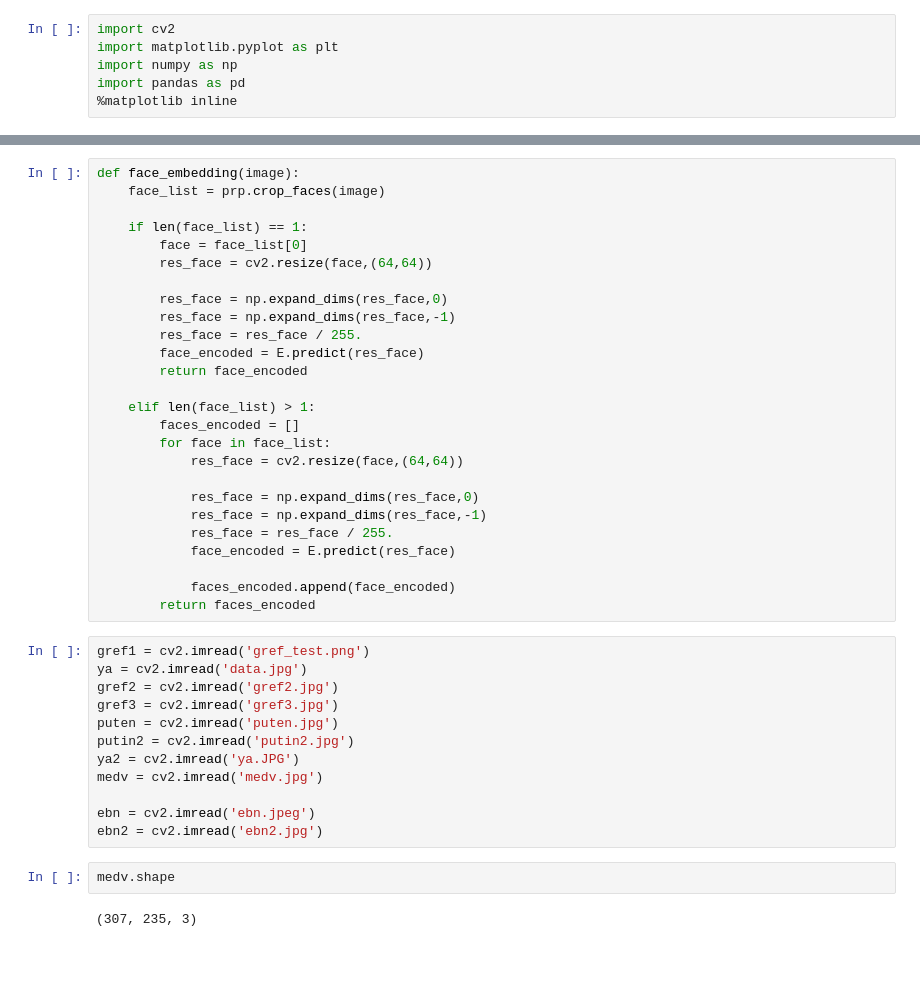
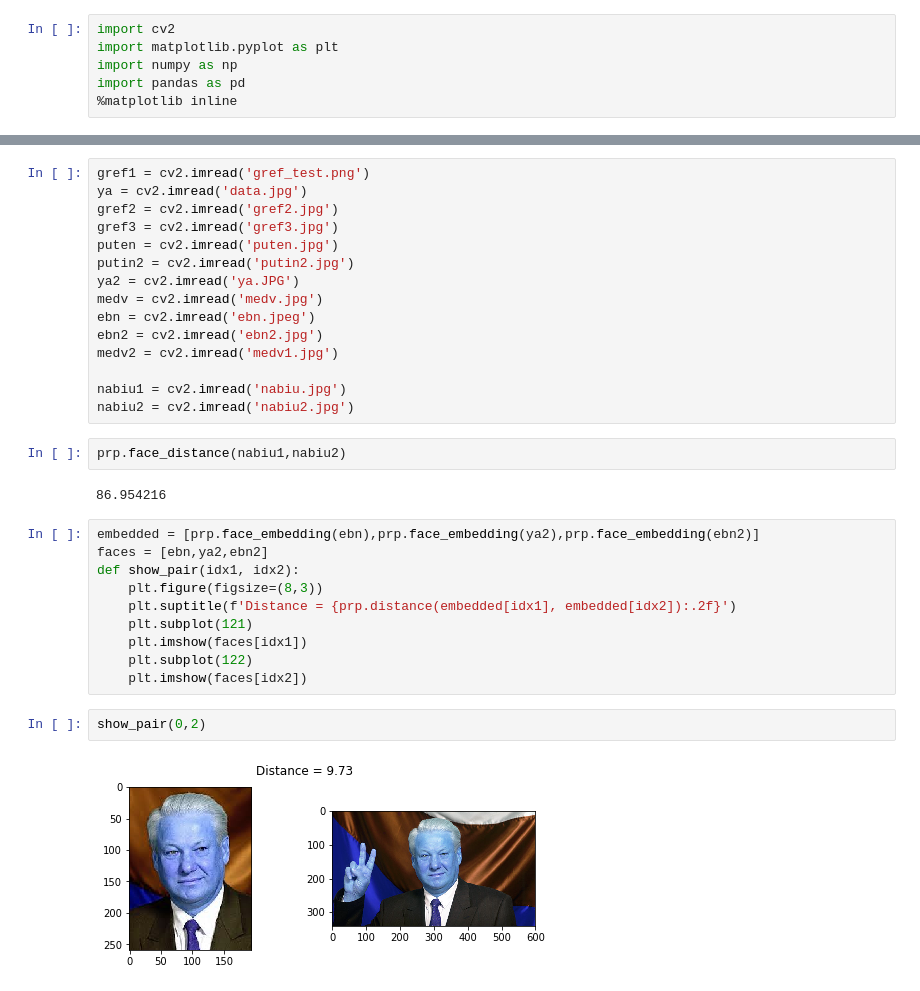
Before and after one commit to poteminr/face_recognition, a Jupyter notebook: pred_system.ipynb, the cells around one changed output, grey strips where cells are left out. Saved outputs shown, nothing was run; the diff lists cells and outputs as text; blank space fills up the shorter version.

```diff
--- a/pred_system.ipynb
+++ b/pred_system.ipynb
@@ -36,29 +15,3 @@ Wall time: 4.31 s
-# %%
-def face_embedding(image):
-    face_list = prp.crop_faces(image)
-
-    if len(face_list) == 1:
-        face = face_list[0]
-        res_face = cv2.resize(face,(64,64))
-
-        res_face = np.expand_dims(res_face,0)
-        res_face = np.expand_dims(res_face,-1)
-        res_face = res_face / 255.
-        face_encoded = E.predict(res_face)
-        return face_encoded
-
-    elif len(face_list) > 1:
-        faces_encoded = []
-        for face in face_list:
-            res_face = cv2.resize(face,(64,64))
-
-            res_face = np.expand_dims(res_face,0)
-            res_face = np.expand_dims(res_face,-1)
-            res_face = res_face / 255.
-            face_encoded = E.predict(res_face)
-
-            faces_encoded.append(face_encoded)
-        return faces_encoded
 # %%
 gref1 = cv2.imread('gref_test.png')
 ya = cv2.imread('data.jpg')
@@ -68,11 +21,28 @@ puten = cv2.imread('puten.jpg')
 putin2 = cv2.imread('putin2.jpg')
 ya2 = cv2.imread('ya.JPG')
 medv = cv2.imread('medv.jpg')
-
 ebn = cv2.imread('ebn.jpeg')
 ebn2 = cv2.imread('ebn2.jpg')
+medv2 = cv2.imread('medv1.jpg')
+
+nabiu1 = cv2.imread('nabiu.jpg')
+nabiu2 = cv2.imread('nabiu2.jpg')
-# %%
-medv.shape
-# %% [output]
-(307, 235, 3)
+# %%
+prp.face_distance(nabiu1,nabiu2)
+# %% [output]
+86.954216
+# %%
+embedded = [prp.face_embedding(ebn),prp.face_embedding(ya2),prp.face_embedding(ebn2)]
+faces = [ebn,ya2,ebn2]
+def show_pair(idx1, idx2):
+    plt.figure(figsize=(8,3))
+    plt.suptitle(f'Distance = {prp.distance(embedded[idx1], embedded[idx2]):.2f}')
+    plt.subplot(121)
+    plt.imshow(faces[idx1])
+    plt.subplot(122)
+    plt.imshow(faces[idx2])
+# %%
+show_pair(0,2)
+# %% [output]
+[figure, added]
 # %%
```
Also changed, not shown: parts of 20 cells of this notebook.
